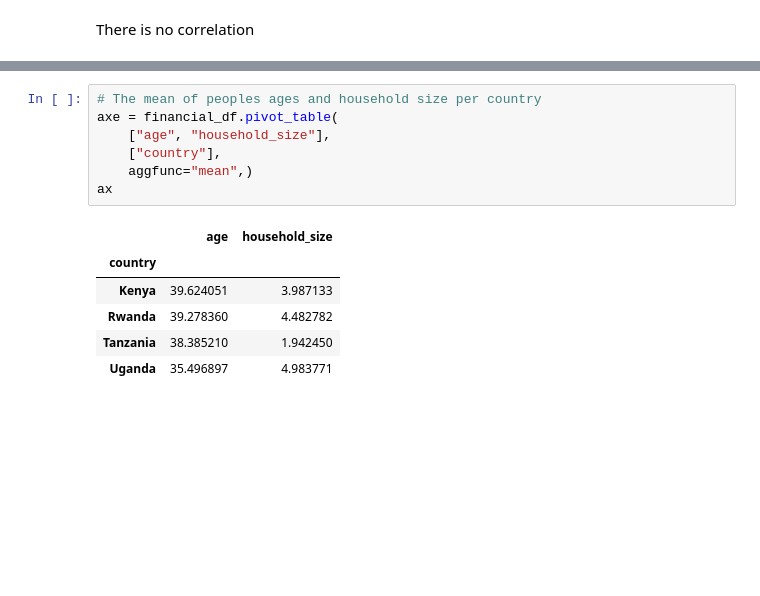
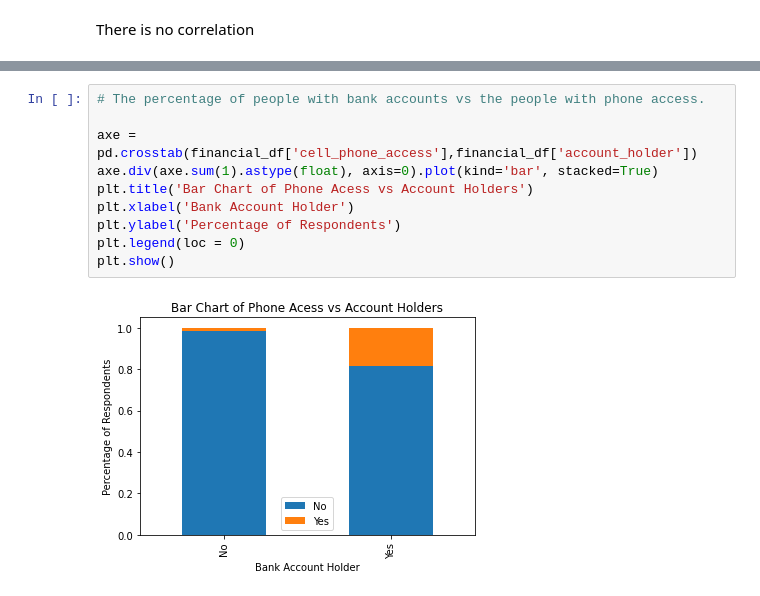
Before and after one commit to Ruoro/finscopeIP, a Jupyter notebook: FinscopeWeek2IP.ipynb, the cells around one changed output, grey strips where cells are left out. Cells and saved outputs as stored; diff of their text form; blank space fills up the shorter version.

```diff
--- a/FinscopeWeek2IP.ipynb
+++ b/FinscopeWeek2IP.ipynb
@@ -550,14 +543,12 @@ financial_df['household size', 'age']
-# %%
-# The mean of peoples ages and household size per country
-axe = financial_df.pivot_table(
-    ["age", "household_size"],
-    ["country"],
-    aggfunc="mean",)
-ax
-# %% [output]
-|  | age | household_size |
-| country |  |  |
-| Kenya | 39.624051 | 3.987133 |
-| Rwanda | 39.278360 | 4.482782 |
-| Tanzania | 38.385210 | 1.942450 |
-| Uganda | 35.496897 | 4.983771 |
+# %%
+# The percentage of people with bank accounts vs the people with phone access.
+
+axe = pd.crosstab(financial_df['cell_phone_access'],financial_df['account_holder'])
+axe.div(axe.sum(1).astype(float), axis=0).plot(kind='bar', stacked=True)
+plt.title('Bar Chart of Phone Acess vs Account Holders')
+plt.xlabel('Bank Account Holder')
+plt.ylabel('Percentage of Respondents')
+plt.legend(loc = 0)
+plt.show()
+# %% [output]
+[figure, added]
```
Also changed, not shown: parts of 30 cells of this notebook.
